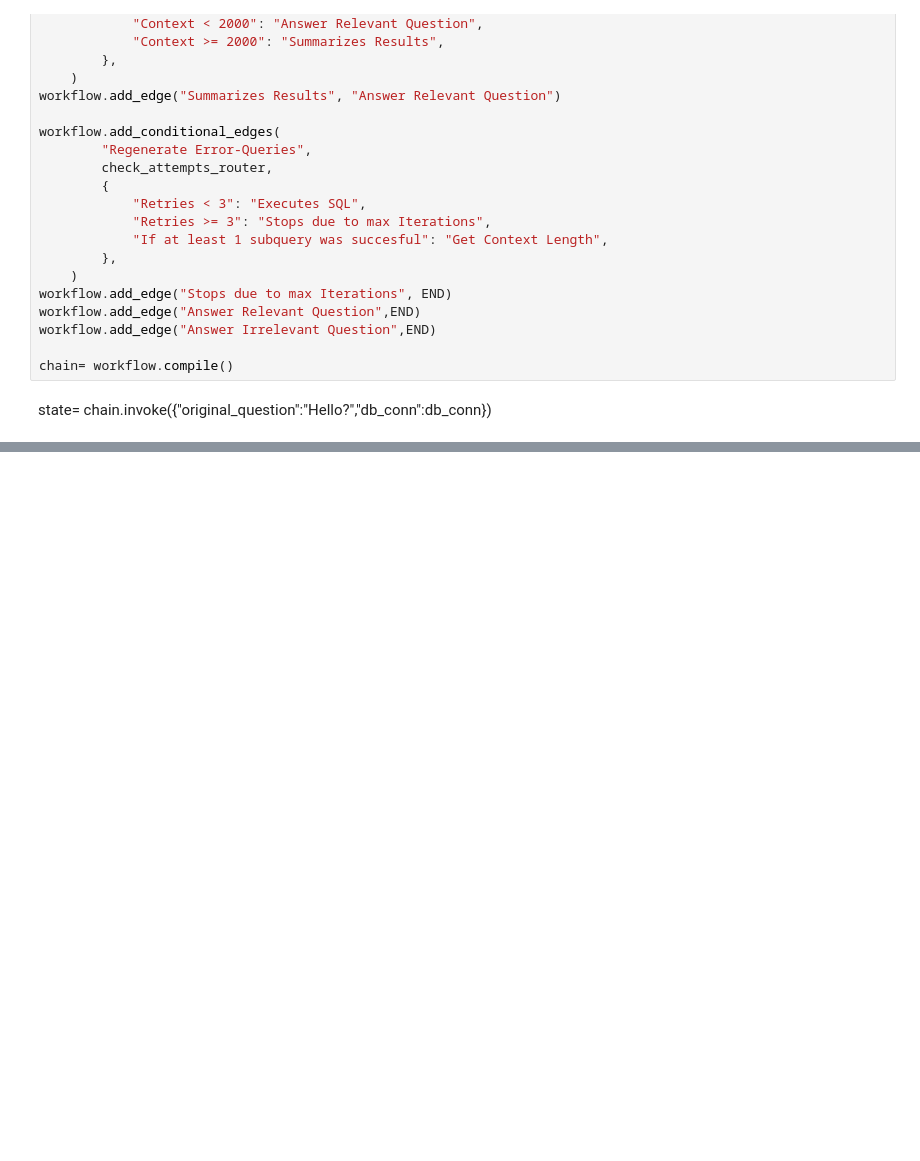
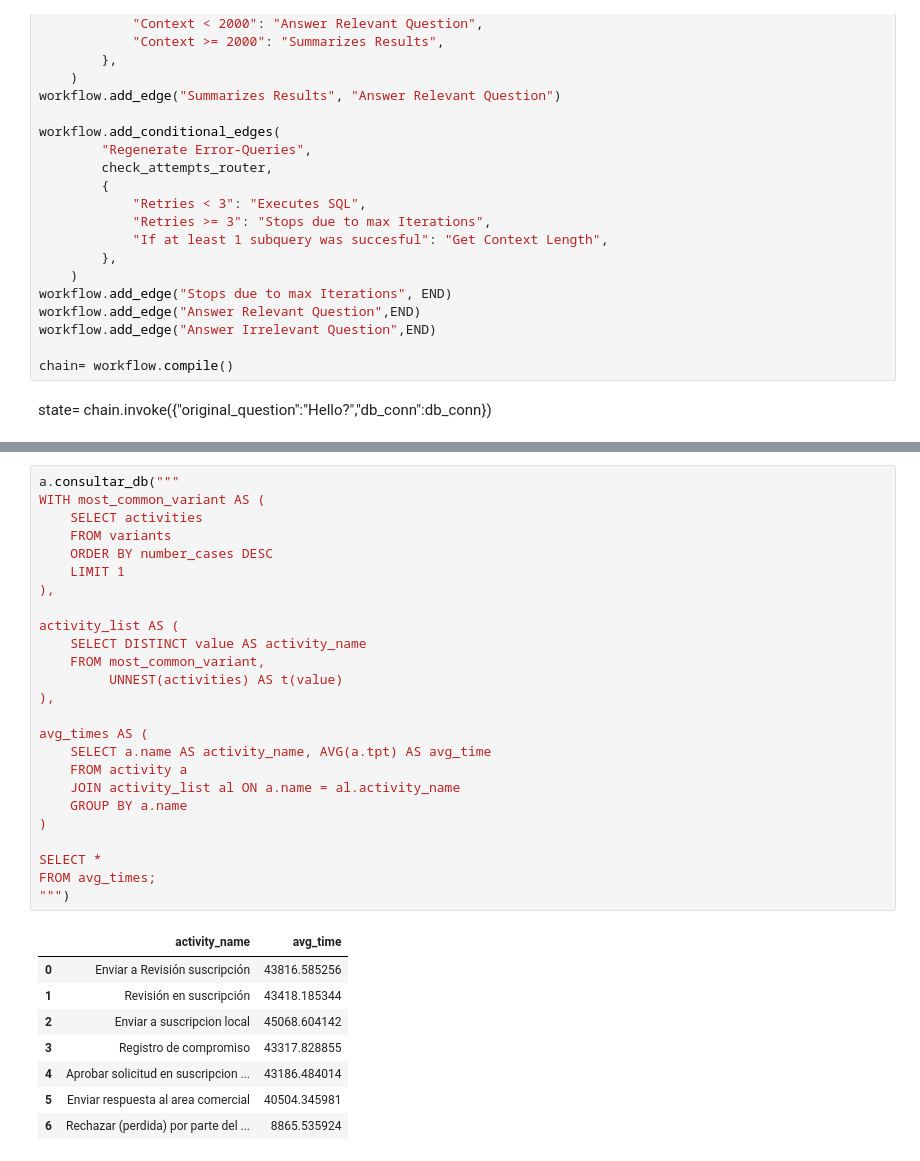
Before and after one commit to Ofi-Services/LLM-Testing, a Jupyter notebook: parallel.ipynb, the cells around one changed output, grey strips where cells are left out. Cells and saved outputs as stored; diff of their text form; blank space fills up the shorter version.

```diff
--- a/parallel.ipynb
+++ b/parallel.ipynb
@@ -1008,0 +1074,34 @@ a.consultar_db("""SELECT AVG(avg_time) FROM cases WHERE type = 'Renewal';
+# %%
+a.consultar_db("""
+WITH most_common_variant AS (
+    SELECT activities
+    FROM variants
+    ORDER BY number_cases DESC
+    LIMIT 1
+),
+
+activity_list AS (
+    SELECT DISTINCT value AS activity_name
+    FROM most_common_variant,
+         UNNEST(activities) AS t(value)
+),
+
+avg_times AS (
+    SELECT a.name AS activity_name, AVG(a.tpt) AS avg_time
+    FROM activity a
+    JOIN activity_list al ON a.name = al.activity_name
+    GROUP BY a.name
+)
+
+SELECT *
+FROM avg_times;
+""")
+# %% [output]
+|  | activity_name | avg_time |
+| 0 | Enviar a Revisión suscripción | 43816.585256 |
+| 1 | Revisión en suscripción | 43418.185344 |
+| 2 | Enviar a suscripcion local | 45068.604142 |
+| 3 | Registro de compromiso | 43317.828855 |
+| 4 | Aprobar solicitud en suscripcion ... | 43186.484014 |
+| 5 | Enviar respuesta al area comercial | 40504.345981 |
+| 6 | Rechazar (perdida) por parte del ... | 8865.535924 |
```
Also changed, not shown: parts of 12 cells of this notebook, 2 other files.
